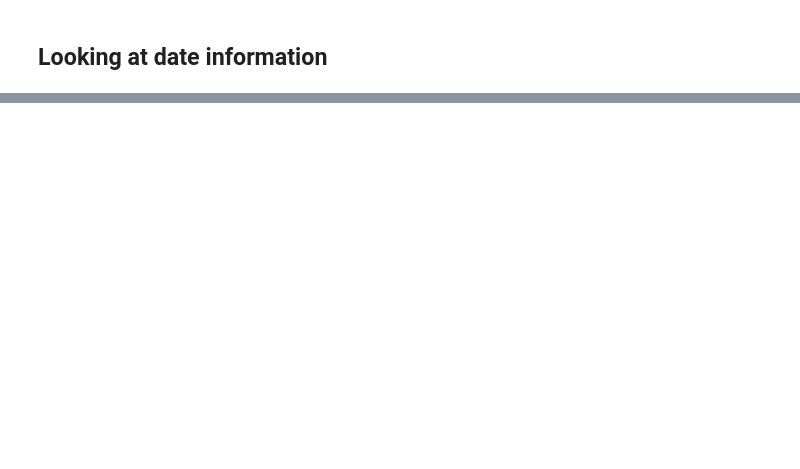
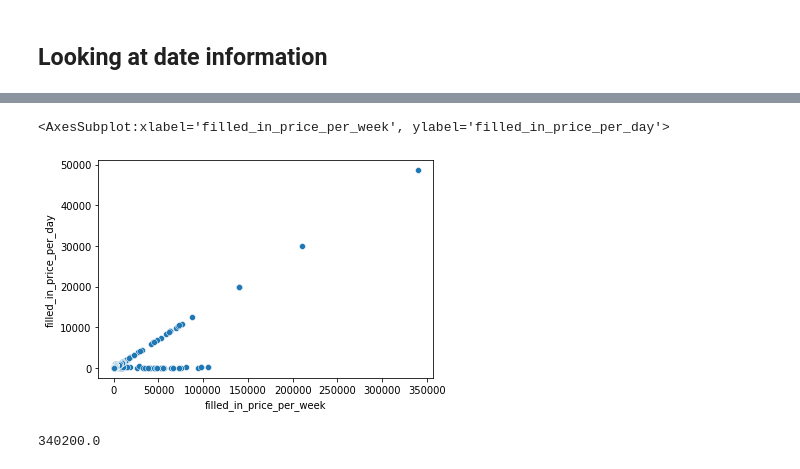
Before and after one commit to neue-fische-traum/traum-preis, a Jupyter notebook: EDA/EDA_notebook_4_prices.ipynb, the cells around one changed output, grey strips where cells are left out. Saved outputs shown, nothing was run; the diff lists cells and outputs as text; code cells hidden in the pictures; blank space fills up the shorter version.

```diff
--- a/EDA/EDA_notebook_4_prices.ipynb
+++ b/EDA/EDA_notebook_4_prices.ipynb
@@ -125,0 +340,9 @@ sns.lineplot(data=df_prices, x="date_from", y="filled_in_price_per_day")
+# %%
+sns.scatterplot(x=df_prices.filled_in_price_per_week, y=df_prices.filled_in_price_per_day)
+# %% [output]
+<AxesSubplot:xlabel='filled_in_price_per_week', ylabel='filled_in_price_per_day'>
+[figure, added]
+# %%
+df_prices.filled_in_price_per_week.max()
+# %% [output]
+340200.0
```
Also changed, not shown: parts of 24 cells of this notebook.
